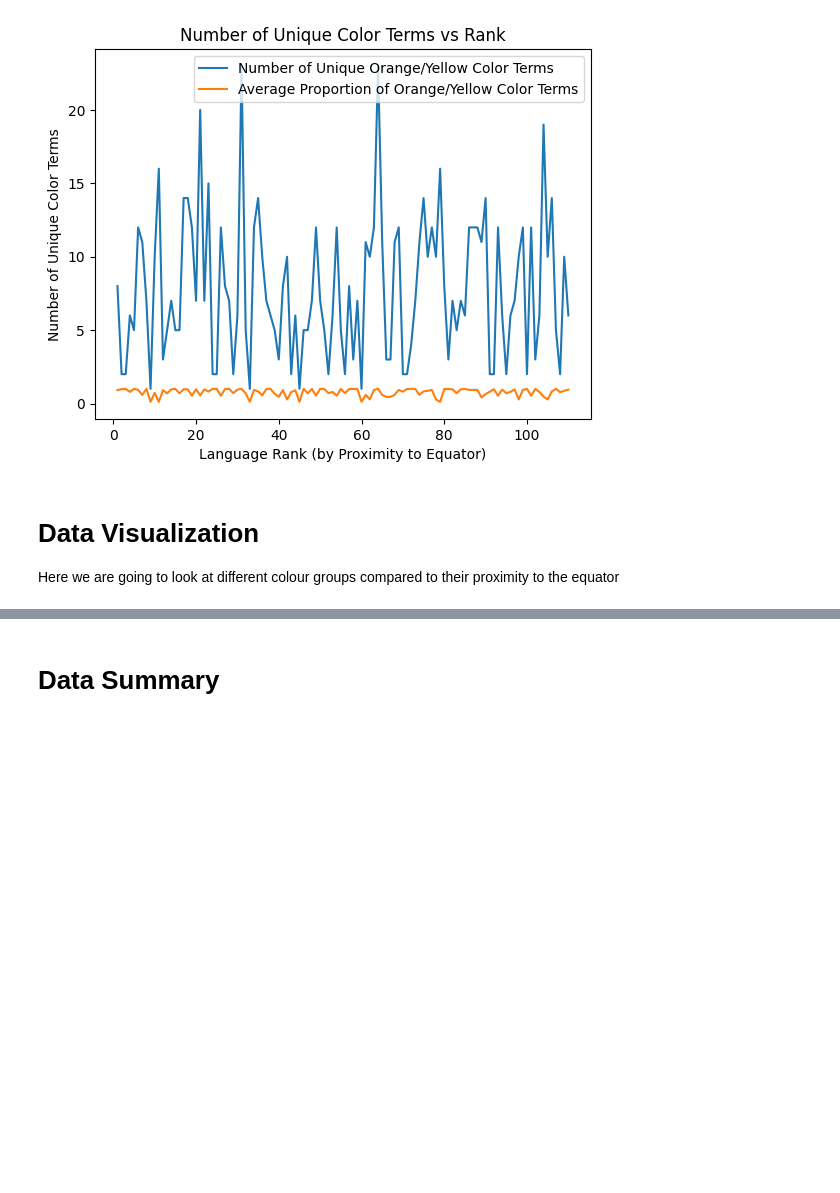
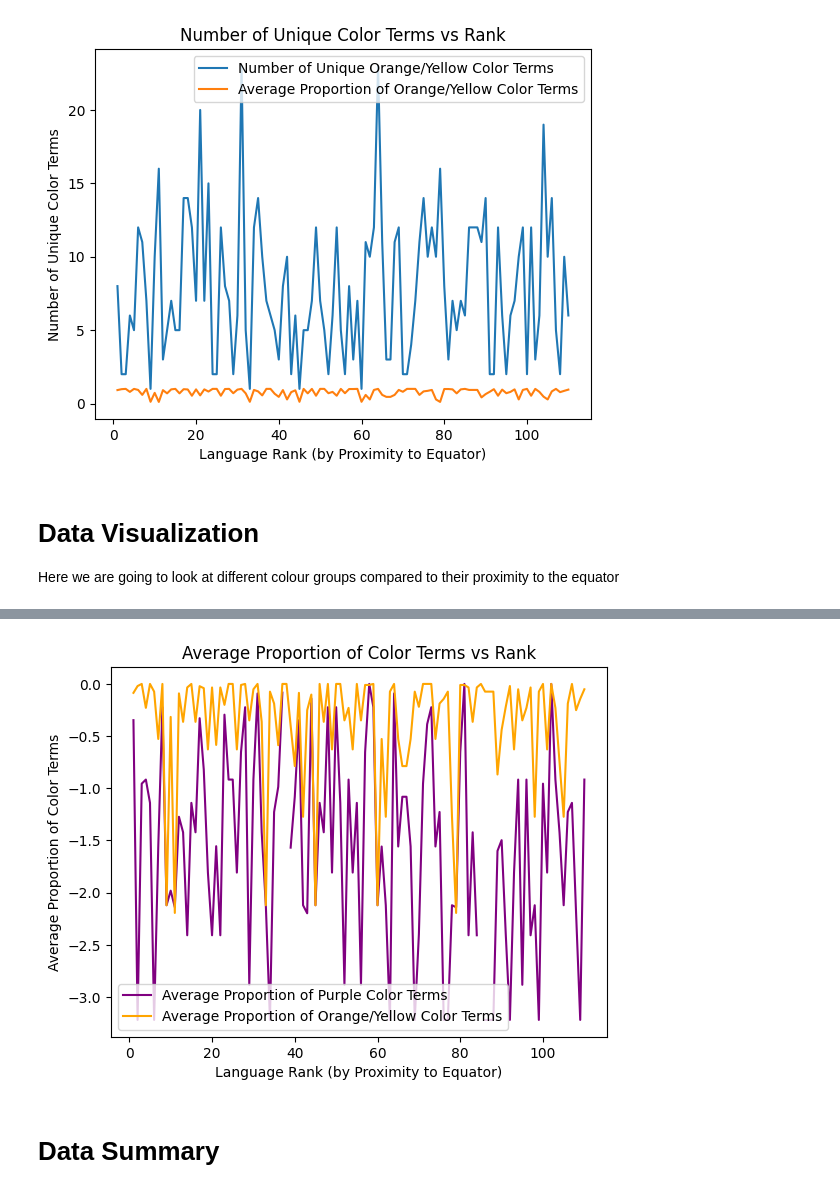
Before and after one commit to ezrarp/WCS_COG260, a Jupyter notebook: main.ipynb, the cells around one changed output, grey strips where cells are left out. Cells and saved outputs as stored; diff of their text form; code cells hidden in the pictures; blank space fills up the shorter version.

```diff
--- a/main.ipynb
+++ b/main.ipynb
@@ -598,3 +611,17 @@ Here we are going to look at different colour groups compared to their proximity
+# %%
+# plot  purple and orange/yellow proportions on the same graph
+
+
+x = [i for i in range(1, 111)]
+plt.plot(x, np.log(ranked_avg_p_proportions), label='Average Proportion of Purple Color Terms', c= 'purple')
+plt.plot(x, np.log(ranked_avg_oy_proportions), label='Average Proportion of Orange/Yellow Color Terms', c= 'orange')
+plt.xlabel('Language Rank (by Proximity to Equator)')
+plt.ylabel('Average Proportion of Color Terms')
+plt.title('Average Proportion of Color Terms vs Rank')
+plt.legend()
+plt.show()
+# %% [output]
+[figure, added]
 # %% [markdown]
 # Data Summary
 # %%
```
Also changed, not shown: parts of 1 cell of this notebook.
